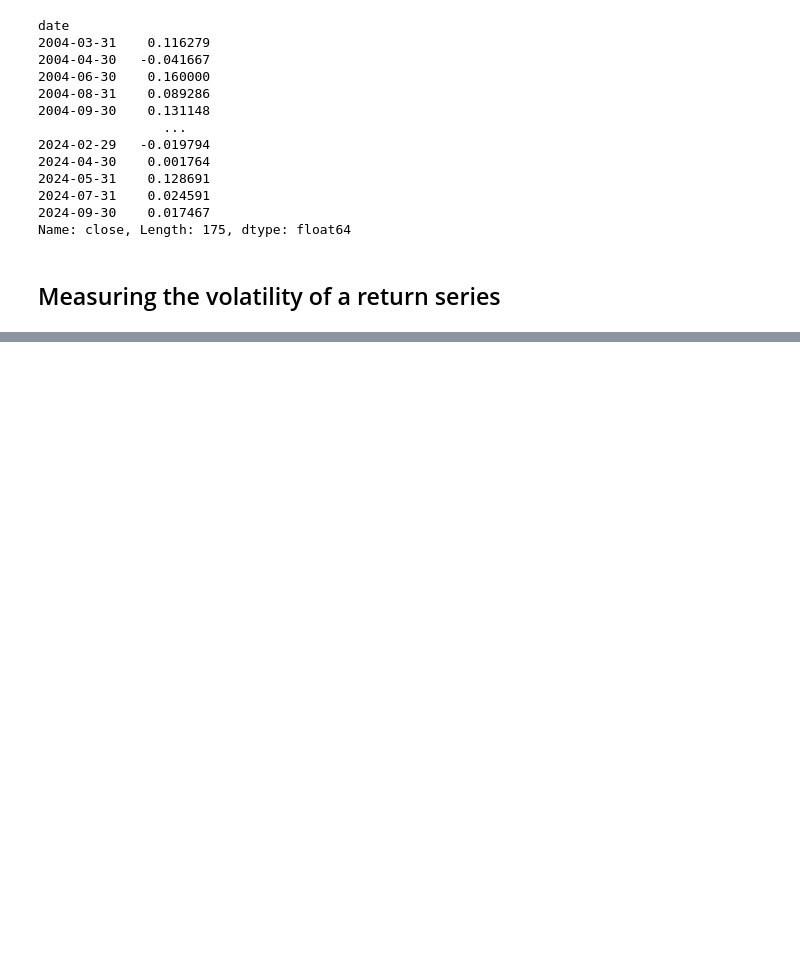
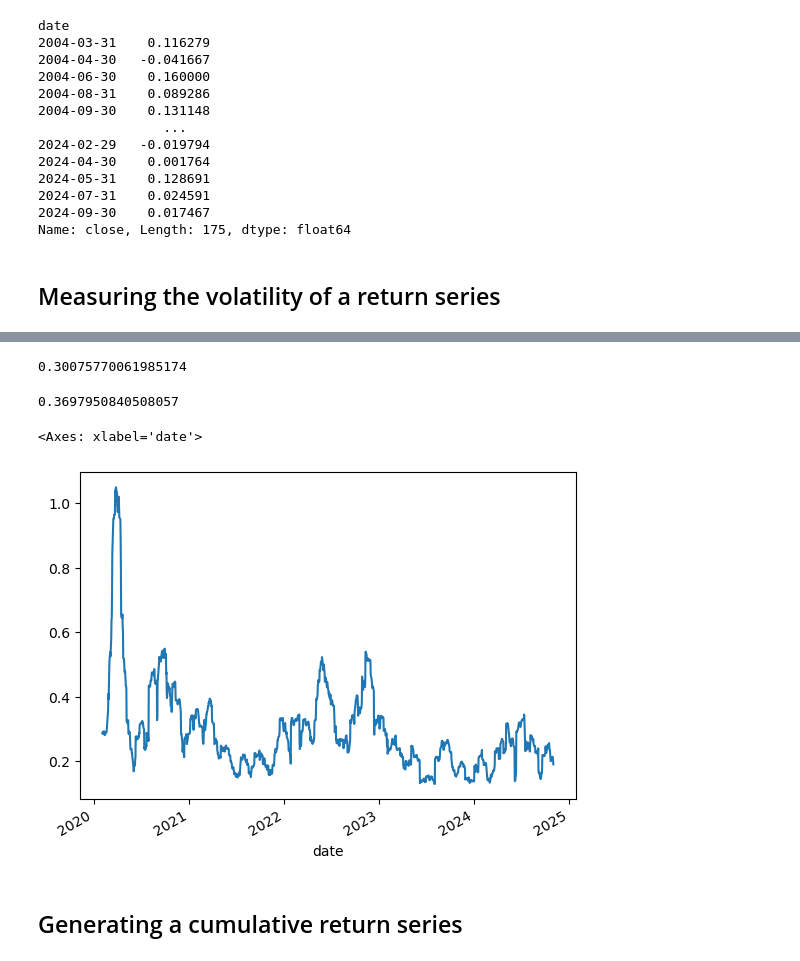
Before and after one commit to MichalPoleszczuk/Books, a Jupyter notebook: Python_for_Algorithmic_Trading_Cookbook/Chapter2/Notes_to_Chapter2.ipynb, the cells around one changed output, grey strips where cells are left out. Saved outputs shown, nothing was run; the diff lists cells and outputs as text; code cells hidden in the pictures; blank space fills up the shorter version.

```diff
--- a/Python_for_Algorithmic_Trading_Cookbook/Chapter2/Notes_to_Chapter2.ipynb
+++ b/Python_for_Algorithmic_Trading_Cookbook/Chapter2/Notes_to_Chapter2.ipynb
@@ -968,0 +969,38 @@ annualized_std_dev
+# %%
+# depending on the frequency of returns, we can annualize the volatility measure to match.
+close.index = pd.to_datetime(close.index)
+(
+    close
+    .pct_change(freq="M")
+    .dropna()
+    .std()
+    * np.sqrt(12)
+)
+# %% [output]
+0.30075770061985174
+# %%
+# we can perform sth similar for quarters
+(
+close
+    .pct_change(freq="Q")
+    .dropna()
+    .std()
+    * np.sqrt(4)
+)
+# %% [output]
+0.3697950840508057
+# %%
+# looking at historical price changes, rather than just one moment, is important to get a broader picture
+# we'll use the pandas rolling method for that
+(
+close
+    .pct_change()
+    .rolling(window=22)
+    .std()
+    * np.sqrt(252)
+).plot()
+# %% [output]
+<Axes: xlabel='date'>
+[figure, added]
+# %% [markdown]
+## Generating a cumulative return series
```
Also changed, not shown: parts of 1 cell of this notebook.
